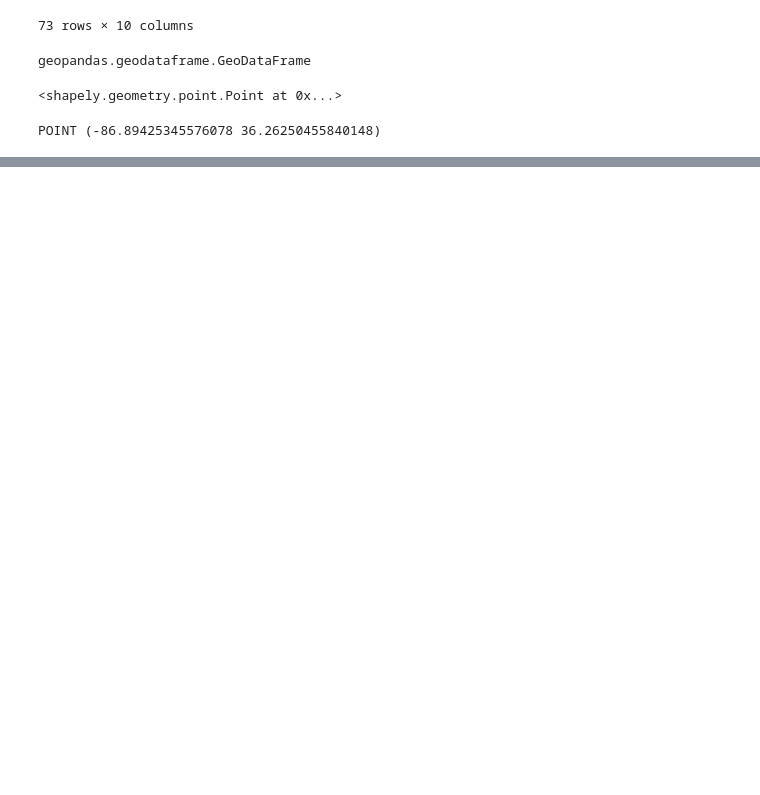
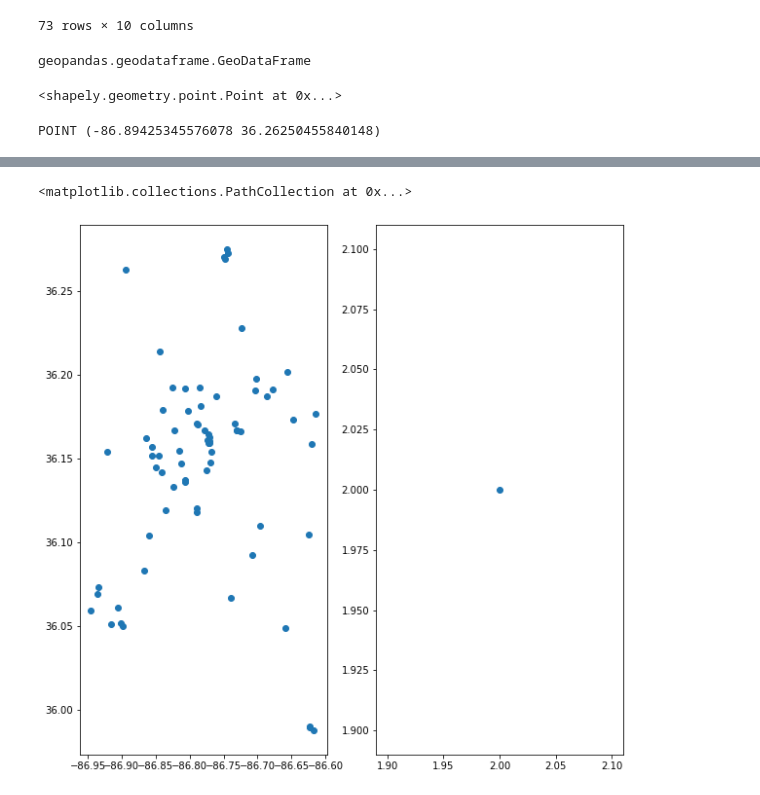
Before and after one commit to SudeepGhantasala/geospatial_python_workshop-SudeepGhantasala, a Jupyter notebook: notebooks/water foundation and hydration systems.ipynb, the cells around one changed output, grey strips where cells are left out. Cells and saved outputs as stored; diff of their text form; code cells hidden in the pictures; blank space fills up the shorter version.

```diff
--- a/notebooks/water foundation and hydration systems.ipynb
+++ b/notebooks/water foundation and hydration systems.ipynb
@@ -81,0 +102,7 @@ water_df.plot(figsize=(10,10), edgecolor='black',cmap='Set@')
+# %%
+fig, (ax1,ax2) = plt.subplots(1,2, figsize=(10,10))
+ax1.scatter(water_df.geometry.x, water_df.geometry.y)
+ax2.scatter(2,2)
+# %% [output]
+<matplotlib.collections.PathCollection at 0x...>
+[figure, added]
```
Also changed, not shown: parts of 11 cells of this notebook, 3 other files.
